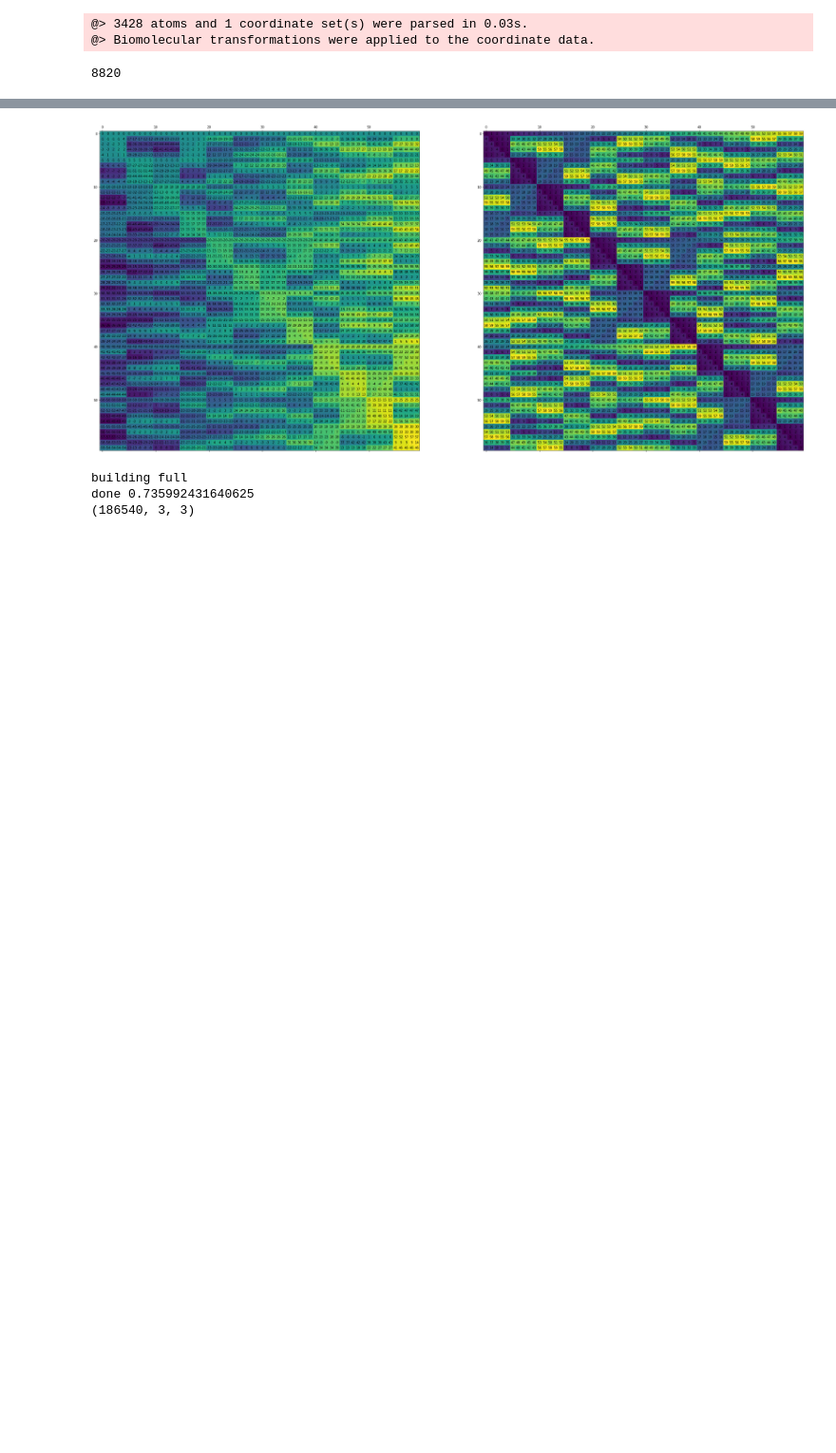
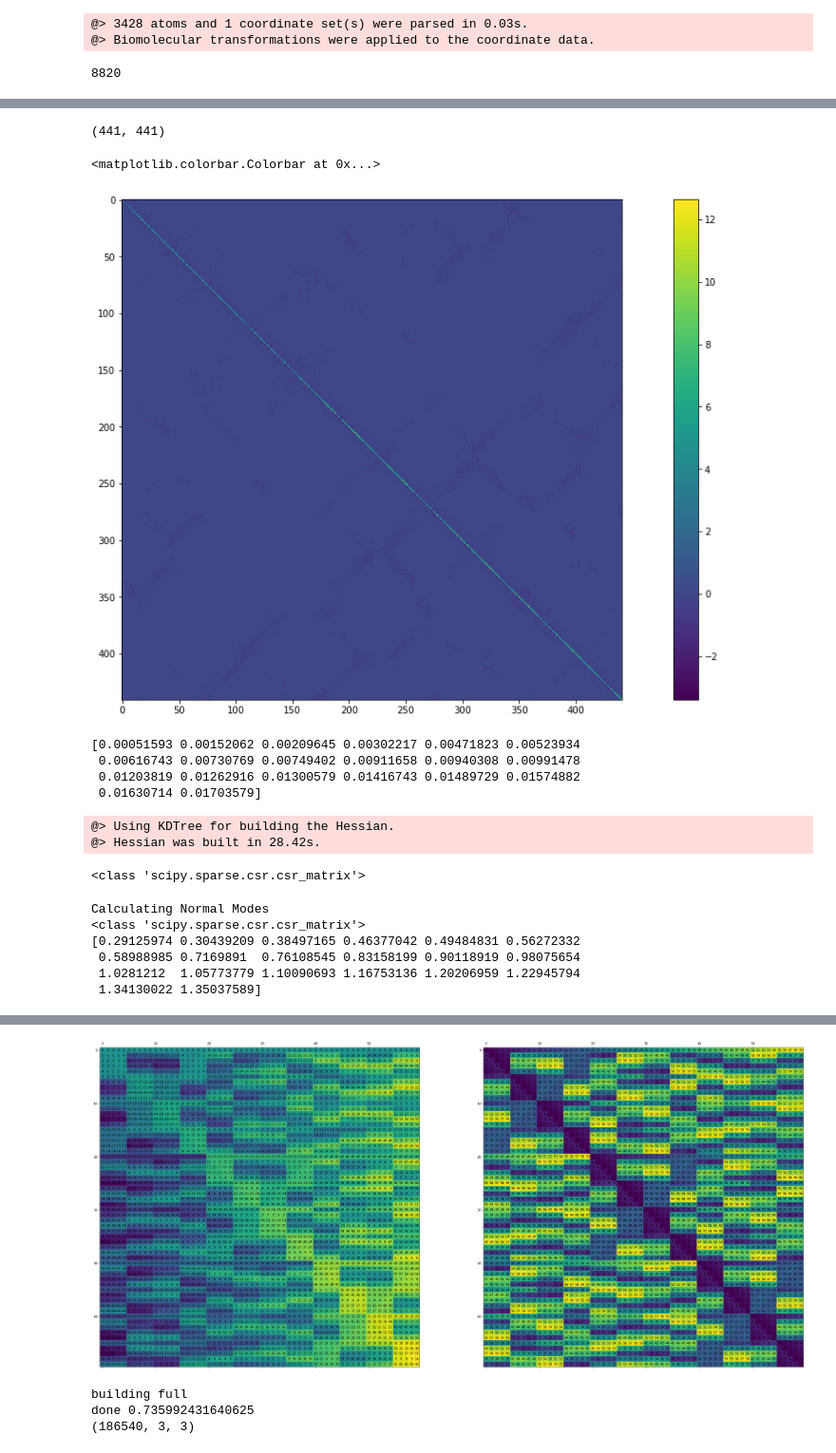
Before and after one commit to luquelab/mechanical_subdivision_ProDy, a Jupyter notebook: src/symFinal.ipynb, the cells around one changed output, grey strips where cells are left out. Shown at 95% size. Saved outputs shown, nothing was run; the diff lists cells and outputs as text; code cells hidden in the pictures; blank space fills up the shorter version.

```diff
--- a/src/symFinal.ipynb
+++ b/src/symFinal.ipynb
@@ -253,0 +263,49 @@ done 6.412996292114258
+# %%
+def symReduction(hBase, T):
+    from scipy.sparse import block_diag
+    n_asym = 147
+    hReduced = np.zeros((3*n_asym, 3*n_asym))
+    rotbase = T[0]
+    rotlist = [rotbase]*n_asym
+    rotbaseblock = block_diag(rotlist, format='csr')
+    for i in range(60):
+        block = hBase[:,i*3*n_asym:(i+1)*3*n_asym]
+        rotmat = T[i]
+        rotlist = [rotmat]*n_asym
+        rotblock = block_diag(rotlist, format='csr')
+        transfBlock = rotbaseblock.T * block * rotblock
+        hReduced += transfBlock.todense()
+
+    # for i in range(n_asym):
+    #     hReduced[3*i:3*(i+1),3*i:3*(i+1)] = hReduced[3*i:3*(i+1),3*i:3*(i+1)]*0
+    #     block = hReduced[3*i:3*(i+1),3*i:3*(i+1)].copy()
+    #     for j in range(n_asym):
+    #         if i==j:
+    #             block += 0
+    #         else:
+    #             block += -hReduced[3*i:3*(i+1),3*j:3*(j+1)]
+    #     hReduced[3*i:3*(i+1),3*i:3*(i+1)] = block
+    return hReduced
+# %%
+test = symReduction(hBase.tocsr(), T)
+# %%
+print(test.shape)
+fig, ax = plt.subplots(figsize = (20,10))
+c = ax.imshow(test)
+plt.colorbar(c)
+# %% [output]
+(441, 441)
+<matplotlib.colorbar.Colorbar at 0x...>
+[figure, added]
+# %%
+from scipy.sparse.linalg import eigsh
+from scipy.linalg import eigh
+evals, evecs = eigh(test)
+print(evals[:20]/60)
+# evals = np.linalg.eigvalsh(test)
+# print(np.sort(evals)[:20])
+# %% [output]
+[0.00051593 0.00152062 0.00209645 0.00302217 0.00471823 0.00523934
+ 0.00616743 0.00730769 0.00749402 0.00911658 0.00940308 0.00991478
+ 0.01203819 0.01262916 0.01300579 0.01416743 0.01489729 0.01574882
+ 0.01630714 0.01703579]
@@ -253,0 +322,31 @@ done 6.412996292114258
+# %%
+anm = ANM(pdb + '_full')
+anm.buildHessian(calphas, cutoff=10, kdtree=True, sparse=True)
+hPrody = anm.getHessian()
+# %% [output]
+@> Using KDTree for building the Hessian.
+@> Hessian was built in 28.42s.
+# %%
+n_asym = int(test.shape[0]/3)
+print(type(hPrody))
+# %% [output]
+<class 'scipy.sparse.csr.csr_matrix'>
+# %%
+import cupy as cpy
+from cupyx.scipy.sparse.linalg import lobpcg as lobpcg
+print('Calculating Normal Modes')
+hProdyAsym = hPrody[:3*n_asym,:3*n_asym]
+print(type(hProdyAsym))
+start = time.time()
+sparse_gpu = cpy.sparse.csr_matrix(hProdyAsym.astype(cpy.float32))
+n = hProdyAsym.shape[0]
+epredict = cpy.random.rand(n, 20)
+evals, evecs = lobpcg(sparse_gpu, epredict, largest=False, tol=0, maxiter=2*n)
+print(evals)
+# %% [output]
+Calculating Normal Modes
+<class 'scipy.sparse.csr.csr_matrix'>
+[0.29125974 0.30439209 0.38497165 0.46377042 0.49484831 0.56272332
+ 0.58988985 0.7169891  0.76108545 0.83158199 0.90118919 0.98075654
+ 1.0281212  1.05773779 1.10090693 1.16753136 1.20206959 1.22945794
+ 1.34130022 1.35037589]
```
Also changed, not shown: parts of 5 cells of this notebook, 22 other files.
